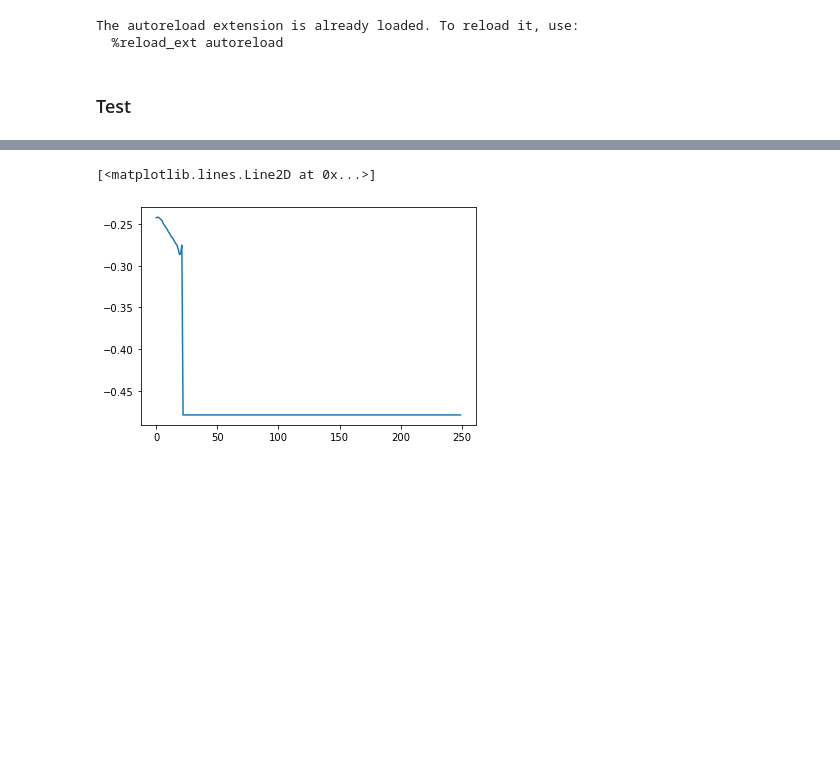
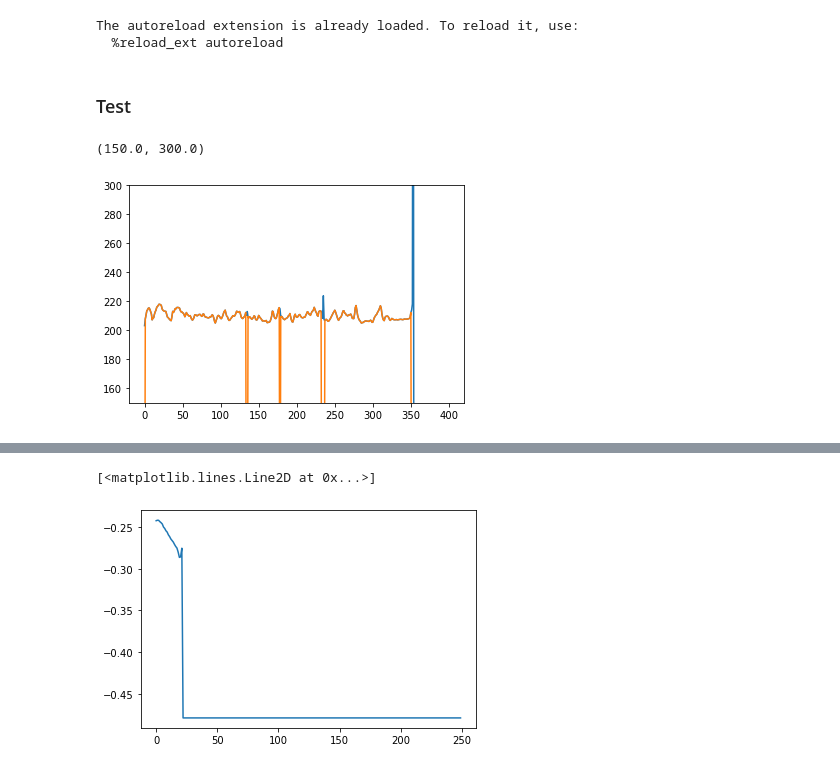
Before and after one commit to nabsara/deep-eurorack-control, a Jupyter notebook: notebooks/Untitled.ipynb, the cells around one changed output, grey strips where cells are left out. Drawn from its saved outputs; the diff is of its cells as text; code cells hidden in the pictures; blank space fills up the shorter version.

```diff
--- a/notebooks/Untitled.ipynb
+++ b/notebooks/Untitled.ipynb
@@ -44,3 +44,10 @@ pitchp = pitch[0,:][:,0]
 pitch_avg = pitch[:,10:30].mean(axis=1,keepdims=True)*torch.ones_like(pitch)
 # %%
 harmonics,filters,f0 = decoder.forward(pitch,loud,res=torch.rand_like(pitch))
+# %%
+plt.plot(f[1])
+plt.plot(f[1]*(f[2]>0.5))
+plt.ylim(150,300)
+# %% [output]
+(150.0, 300.0)
+[figure, added]
```
Also changed, not shown: parts of 1 cell of this notebook, 9 other files.
